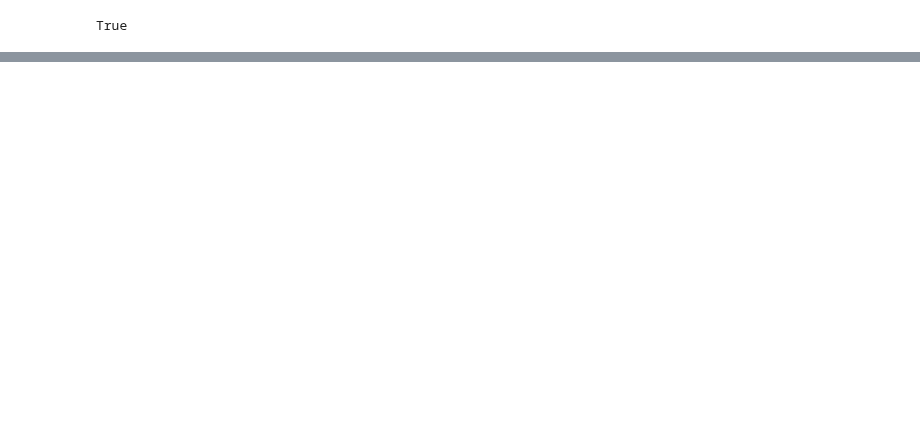
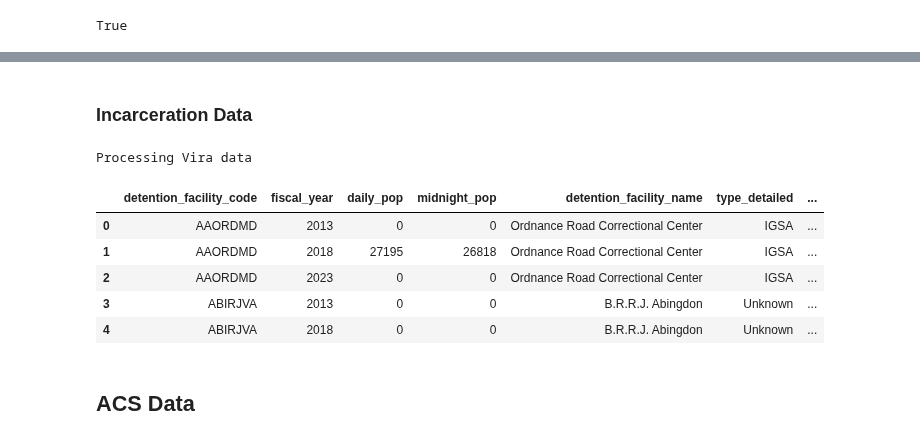
Before and after one commit to steveg-ds/RHIP, a Jupyter notebook: RSS-Analysis.ipynb, the cells around one changed output, grey strips where cells are left out. Drawn from its saved outputs; the diff is of its cells as text; code cells hidden in the pictures; blank space fills up the shorter version.

Commit message:
feat: moved processing code from RSS-Processing.py back into RSS-Analysis.ipynb

```diff
--- a/RSS-Analysis.ipynb
+++ b/RSS-Analysis.ipynb
@@ -18 +25,7 @@ True
+# %%
+YEARS = [2013, 2018, 2023]
+
+ACS_CACHE_PATH = Path(".data/RSS_ACS_DATA.csv")
+ICE_DATA_DIR = Path("ice-detention-trends/facilities/by_fiscal_year")
+METADATA_DIR = Path("ice-detention-trends/metadata")
 # %% [markdown]
@@ -19,0 +33,3 @@ True
+# %%
+acs_loader = CensusDataLoader(api_key=os.getenv("CENSUS_API_KEY"))
+ers_loader = ERSDataLoader(continental=True)
@@ -30,3 +40,0 @@ The final output is a csv file with scaled ACS data, the RUCC codes, and then th
-# %%
-df = pd.read_csv(".data/RSS_ANALYSIS_FINAL.csv")
-df.head()
@@ -132,0 +58,5 @@ plt.show()
+# %%
+if "county_geo" not in locals():
+    county_geo = acs_loader.collect_geometry_data(geometry_type="counties", year=2021)
+
+county_geo.head()
@@ -132,0 +117,44 @@ plt.show()
+# %% [markdown]
+### Incarceration Data
+# %%
+if "detention_data" not in locals():
+    print("Processing Vira data")
+    dfs = []
+    for yr in YEARS:
+        fp = ICE_DATA_DIR / f"FY{yr}.csv"
+        if not fp.exists():
+            print(f"  WARN: {fp} not found, skipping")
+            continue
+        df = pd.read_csv(fp)
+        df["fiscal_year"] = yr
+        dfs.append(df)
+
+    detention_data = pd.concat(dfs, ignore_index=True)
+
+    # Group by facility and year (some facilities have multiple rows per year)
+    detention_data = detention_data.groupby(
+        ["detention_facility_code", "fiscal_year"]
+    ).agg({"daily_pop": "sum", "midnight_pop": "sum"}).reset_index()
+
+
+    detention_data = detention_data.merge(
+    facilities
+        ,
+        on="detention_facility_code",
+        how="left",
+    )
+
+else:
+    print("Vira data already loaded")
+
+detention_data.head()
+# %% [output]
+Processing Vira data
+|  | detention_facility_code | fiscal_year | daily_pop | midnight_pop | detention_facility_name | type_detailed | ... |
+| 0 | AAORDMD | 2013 | 0 | 0 | Ordnance Road Correctional Center | IGSA | ... |
+| 1 | AAORDMD | 2018 | 27195 | 26818 | Ordnance Road Correctional Center | IGSA | ... |
+| 2 | AAORDMD | 2023 | 0 | 0 | Ordnance Road Correctional Center | IGSA | ... |
+| 3 | ABIRJVA | 2013 | 0 | 0 | B.R.R.J. Abingdon | Unknown | ... |
+| 4 | ABIRJVA | 2018 | 0 | 0 | B.R.R.J. Abingdon | Unknown | ... |
+# %% [markdown]
+## ACS Data
```
Also changed, not shown: parts of 25 cells of this notebook, 5 other files.
